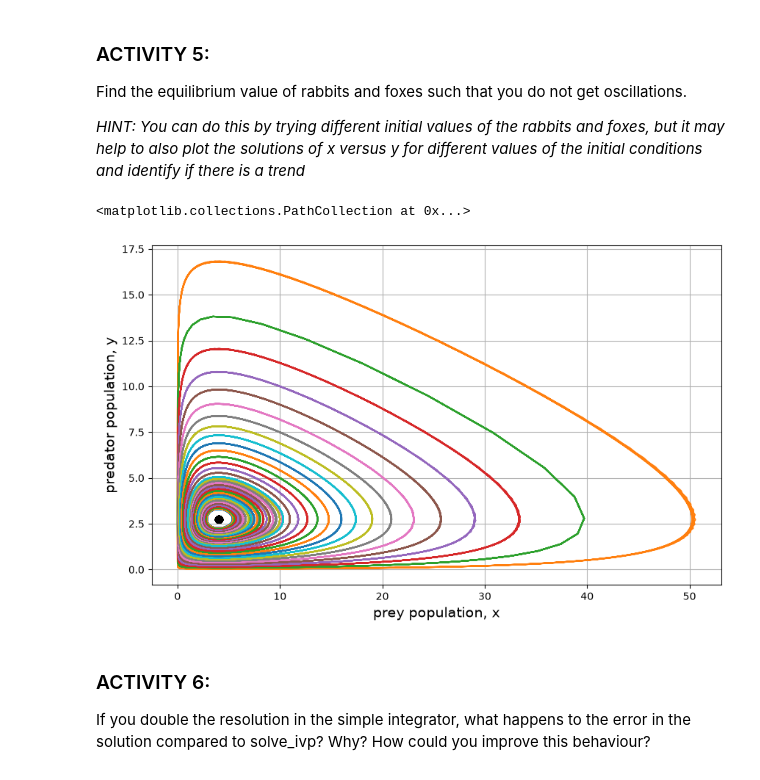
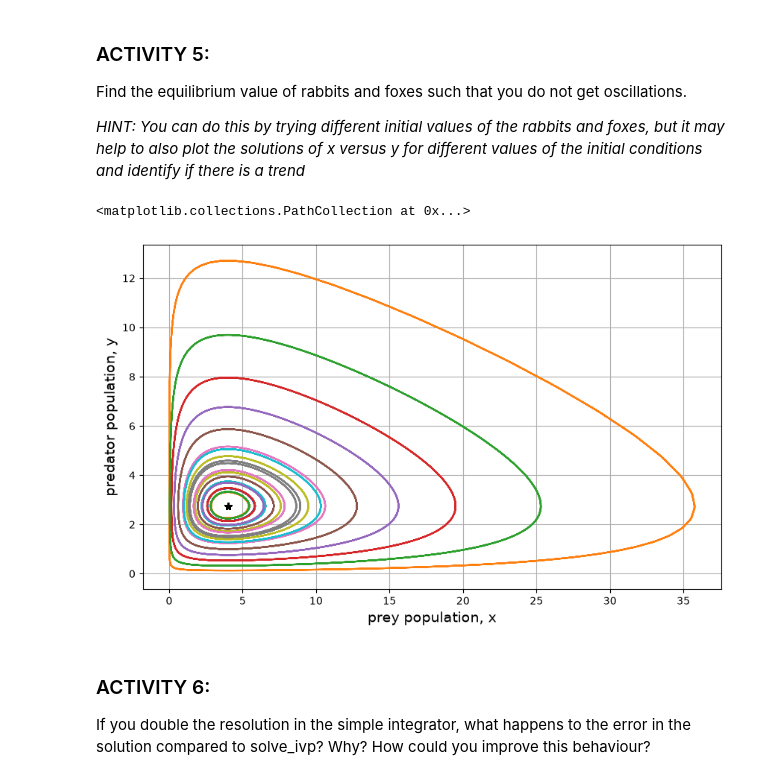
Before and after one commit to sahilshah-05/TopicsInSciComp, a Jupyter notebook: Notebooks/Week3_LabExercises.ipynb, the cells around one changed output. Cells and saved outputs as stored; diff of their text form; code cells hidden in the pictures.

Commit message:
Complete Exercise 3 Solutions

```diff
--- a/Notebooks/Week3_LabExercises.ipynb
+++ b/Notebooks/Week3_LabExercises.ipynb
@@ -306,7 +306,7 @@ def calculate_logistic_dydt(t, variables):
     dydt = d*x*y - c*y
     return np.array([dxdt, dydt])
 
-max_time = 100.0
+max_time = 50.0
 N_time_steps = 1000
 delta_t = max_time / N_time_steps
 t_solution = np.linspace(0.0, max_time-delta_t, N_time_steps) # values of independent variable
@@ -319,28 +319,24 @@ x_values = solution.y[0]
 y_values = solution.y[1]
 
 plt.figure(figsize=(10, 6))
-plt.plot(solution.t, solution.y[1],  linestyle='dashed', label = 'predator population')
-plt.plot(solution.t, solution.y[0], label = 'prey population')
+plt.plot(solution.t, solution.y[1],  linestyle='dashed', label = 'solve_ivp predator')
+plt.plot(solution.t, solution.y[0], label = 'solve_ivp prey')
+
+# increase the number of steps to see how the solution changes
+solutions = np.zeros_like(t_solution, shape=(2, N_time_steps))
+solutions[:, 0] = xy0
+
+for itime, time in enumerate(t_solution) :
+    if itime > 0 :
+        dydt = calculate_logistic_dydt(time, solutions[:, itime-1])
+        solutions[:, itime] = solutions[:, itime-1] + dydt * delta_t
+
+plt.plot(t_solution, solutions[1], '-.',label="euler predator")
+plt.plot(t_solution, solutions[0], '-.',label="euler prey")
+
 plt.xlabel("time, t", fontsize=14)
 plt.ylabel("population", fontsize=14)
 plt.title("Predator-Prey Model", fontsize=16)
 plt.legend( loc='upper right')
 plt.grid()
-
-# increase the number of steps to see how the solution changes
-solutions = np.zeros_like(t_solution, shape=(N_time_steps, 2))
-
-for itime, time in enumerate(t_solution) :
-    if itime > 0 :
-        dydt = calculate_logistic_dydt(time, solutions[itime-1])
-        solutions[1, itime] = solutions[1, itime-1] + dydt * delta_t
-
-plt.plot(t_solution, solutions[1], '-.',label="cheap method")
-plt.plot(t_solution, solutions[0], '-.',label="cheap method")
-
-# Now plot the true solution
-A = 1.0/y0 - 1.0
-y_true = 1.0 / (1.0 + A * np.exp(-t_solution))
-plt.plot(t_solution, y_true, '-', label="true solution")
-plt.legend(loc='best');
 # %% [output]
@@ -355,30 +350,30 @@ _HINT: You can do this by trying different initial values of the rabbits and fox
 # %%
 # Plot some solutions of x versus y
 plt.figure(figsize=(10, 6))
 plt.xlabel("prey population, x", fontsize=14)
 plt.ylabel("predator population, y", fontsize=14)
 plt.grid()
-x_0 = np.linspace(0, 5, 50)
-y_0 = np.linspace(0, 5, 50)
+x_0 = np.linspace(0, 5, 20)
+y_0 = np.linspace(0, 5, 20)
 
-for i in range(50):
+for i in range(20):
     x0 = x_0[i]
     y0 = y_0[i]
     xy0 = np.array([x0, y0])
     solution = solve_ivp(calculate_logistic_dydt, [0,max_time], xy0, method='RK45',
                          t_eval=t_solution, rtol=1e-8, atol=1e-10)
     plt.plot(solution.y[0], solution.y[1], label=f"x0, y0 = {xy0}")
 
 equilibrium_x = c/d
 equilibrium_y = a/b
 
 xy_equilibrium = np.array([equilibrium_x, equilibrium_y])
 solution_2 = solve_ivp(calculate_logistic_dydt, [0,max_time], xy_equilibrium, method='RK45',
                      t_eval=t_solution, rtol=1e-8, atol=1e-10)
-plt.scatter(solution_2.y[0], solution_2.y[1], label=f"equilibrium x, y = {xy_equilibrium}", color='black', linewidth=2)
+plt.scatter(solution_2.y[0], solution_2.y[1], label=f"equilibrium x, y = {xy_equilibrium}", color='black', linewidth=1, marker='*' )
 # %% [output]
 <matplotlib.collections.PathCollection at 0x...>
-[figure, old version]
+[figure, new version]
 # %% [markdown]
 ### ACTIVITY 6:
 
```
Also changed, not shown: parts of 2 cells of this notebook.
